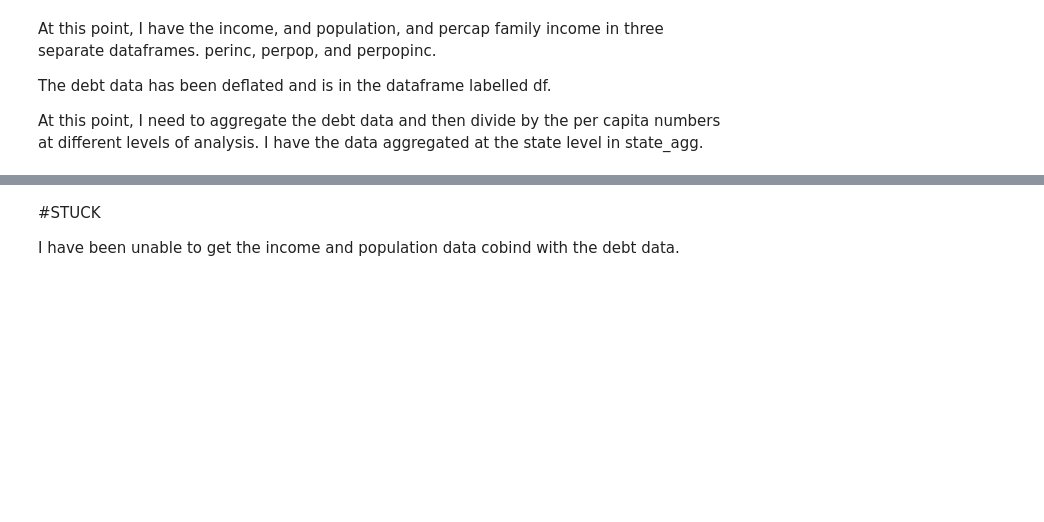
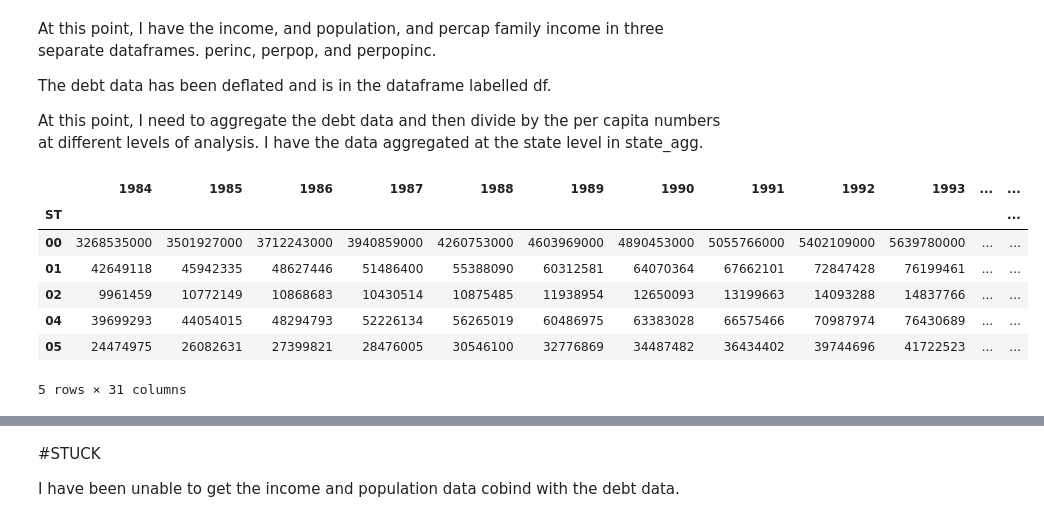
Before and after one commit to choct155/TELs_debt, a Jupyter notebook: code/Descriptives.ipynb, the cells around one changed output, grey strips where cells are left out. Drawn from its saved outputs; the diff is of its cells as text; code cells hidden in the pictures; blank space fills up the shorter version.

```diff
--- a/code/Descriptives.ipynb
+++ b/code/Descriptives.ipynb
@@ -204,3 +204,14 @@ At this point, I have the income, and population, and percap family income in th
 The debt data has been deflated and is in the dataframe labelled df.
 
 At this point, I need to aggregate the debt data and then divide by the per capita numbers at different levels of analysis. I have the data aggregated at the state level in state_agg.
+# %%
+perinc.head()
+# %% [output]
+|  | 1984 | 1985 | 1986 | 1987 | 1988 | 1989 | 1990 | 1991 | 1992 | 1993 | ... | ... |
+| ST |  |  |  |  |  |  |  |  |  |  |  | ... |
+| 00 | 3268535000 | 3501927000 | 3712243000 | 3940859000 | 4260753000 | 4603969000 | 4890453000 | 5055766000 | 5402109000 | 5639780000 | ... | ... |
+| 01 | 42649118 | 45942335 | 48627446 | 51486400 | 55388090 | 60312581 | 64070364 | 67662101 | 72847428 | 76199461 | ... | ... |
+| 02 | 9961459 | 10772149 | 10868683 | 10430514 | 10875485 | 11938954 | 12650093 | 13199663 | 14093288 | 14837766 | ... | ... |
+| 04 | 39699293 | 44054015 | 48294793 | 52226134 | 56265019 | 60486975 | 63383028 | 66575466 | 70987974 | 76430689 | ... | ... |
+| 05 | 24474975 | 26082631 | 27399821 | 28476005 | 30546100 | 32776869 | 34487482 | 36434402 | 39744696 | 41722523 | ... | ... |
+5 rows × 31 columns
```
Also changed, not shown: parts of 7 cells of this notebook, 8 other files.
